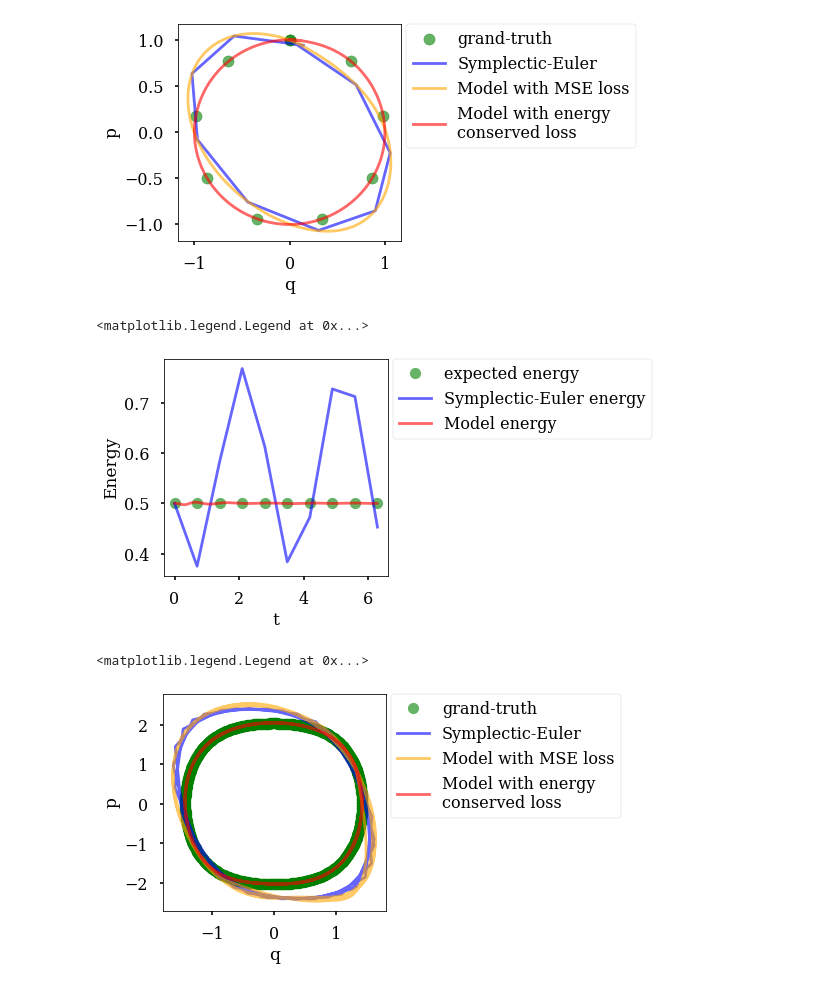
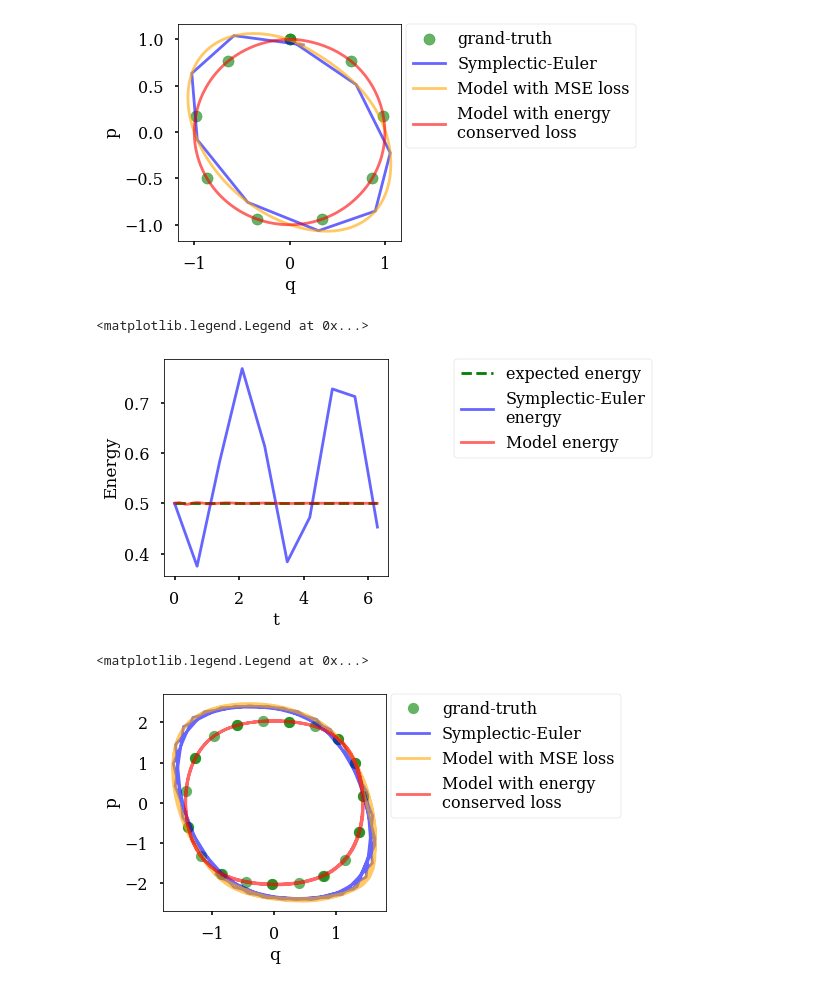
Before and after one commit to tayfununal/solving_hamiltonian_with_deeplearning, a Jupyter notebook: stage.ipynb, the cells around one changed output. Saved outputs shown, nothing was run; the diff lists cells and outputs as text; code cells hidden in the pictures.

```diff
--- a/stage.ipynb
+++ b/stage.ipynb
@@ -233,13 +240,13 @@ s_ho_energy = [s_ho_model.H(s_ho_T, s_ho_V, 1.0, 0.0) for i in np.linspace(0.,2*
 s_ho_symplectic_euler = s_ho_model.H(s_ho_T, s_ho_V, s_ho_model.z[:,0], s_ho_model.z[:,1])
 s_ho_energy_new = s_ho_model.H(s_ho_T, s_ho_V, s_ho_prediction_energy[:,0], s_ho_prediction_energy[:,1])
 
-plt.plot(np.linspace(0.,2*np.pi,10), s_ho_energy,'o', c='green', alpha=0.6, label='expected energy')
-plt.plot(s_ho_model.t, s_ho_symplectic_euler, alpha=0.6, c="blue", label='Symplectic-Euler energy')
+plt.plot(np.linspace(0.,2*np.pi,10), s_ho_energy,'--', c='green', alpha=1, label='expected energy')
+plt.plot(s_ho_model.t, s_ho_symplectic_euler, alpha=0.6, c="blue", label='Symplectic-Euler\nenergy')
 plt.plot(s_ho_test_t, s_ho_energy_new, alpha=0.6, c="red", label='Model energy')
 plt.legend(loc='upper right', bbox_to_anchor=(2.22, 1.036))
 # %% [output]
 <matplotlib.legend.Legend at 0x...>
-[figure, old version]
+[figure, new version]
 # %%
 tf.random.set_seed(12345)
 np.random.seed(12345)
@@ -254,30 +261,30 @@ def s_non_os_V(q):
   return ((q**2)/2) + ((q**4)/4)
 
 s_non_os_model = Hamiltonian(solver=symplectic_euler(s_non_os_T, s_non_os_V, initial_point=[1.3, 1.0], t_interval=[0., 4*np.math.pi], h=40), input_dim=1, output_dim=2,
-              hidden_layer=20, each_neuron=64, activation_func=tf.math.sin, epoch=2000,
+              hidden_layer=20, each_neuron=64, activation_func=tf.math.sin, epoch=5000,
               batch_size=1000000000000, learning_rate=0.0001, h_for_t_created=1000)
 # %%
 plt.figure(figsize = (4, 4))
 plt.xlabel('q', fontsize=17)
 plt.ylabel('p', fontsize=17)
 
 s_non_os_test_t = np.sort(np.random.uniform(0., 4*np.math.pi, 1000))
 s_non_os_prediction_mse = s_non_os_model.model_train(s_non_os_test_t)
 s_non_os_prediction_energy = s_non_os_model.energy_model_train(s_non_os_test_t)
 
 # grand-truth
 s_non_os_odeint_result = non_os_odeint(np.array([1.3,1.0]), t=np.linspace(0., 4*np.pi, 1500))
-plt.plot(s_non_os_odeint_result[:,0], s_non_os_odeint_result[:,1], 'o',c="green", alpha=0.6, label= 'grand-truth')
+plt.plot(s_non_os_odeint_result[::50,0], s_non_os_odeint_result[::50,1], 'o',c="green", alpha=0.6, label= 'grand-truth')
 # symplectic-euler
 plt.plot(s_non_os_model.z[:,0], s_non_os_model.z[:,1], c ="blue", alpha=0.6, label='Symplectic-Euler')
 # Model with MSE loss
 plt.plot(s_non_os_prediction_mse[:,0], s_non_os_prediction_mse[:,1], c ="orange", alpha=0.6, label='Model with MSE loss')
 # Model with energy conserved loss
 plt.plot(s_non_os_prediction_energy[:,0], s_non_os_prediction_energy[:,1], c="red", alpha=0.6, label='Model with energy\nconserved loss')
 plt.legend(loc='upper right', bbox_to_anchor=(2.09,1.036))
 # %% [output]
 <matplotlib.legend.Legend at 0x...>
-[figure, old version]
+[figure, new version]
 # %%
 plt.figure(figsize = (4, 4))
 plt.xlabel('t', fontsize=17)
```
Also changed, not shown: parts of 22 cells of this notebook.
